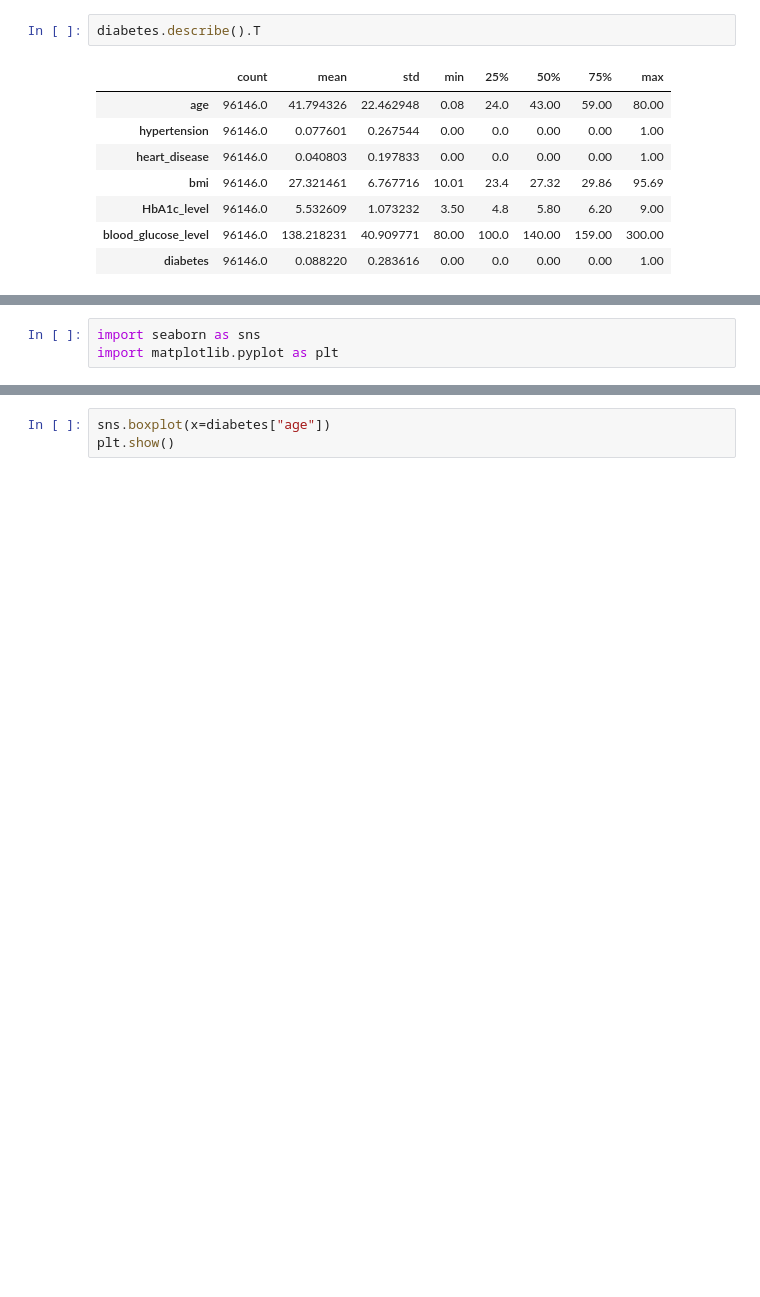
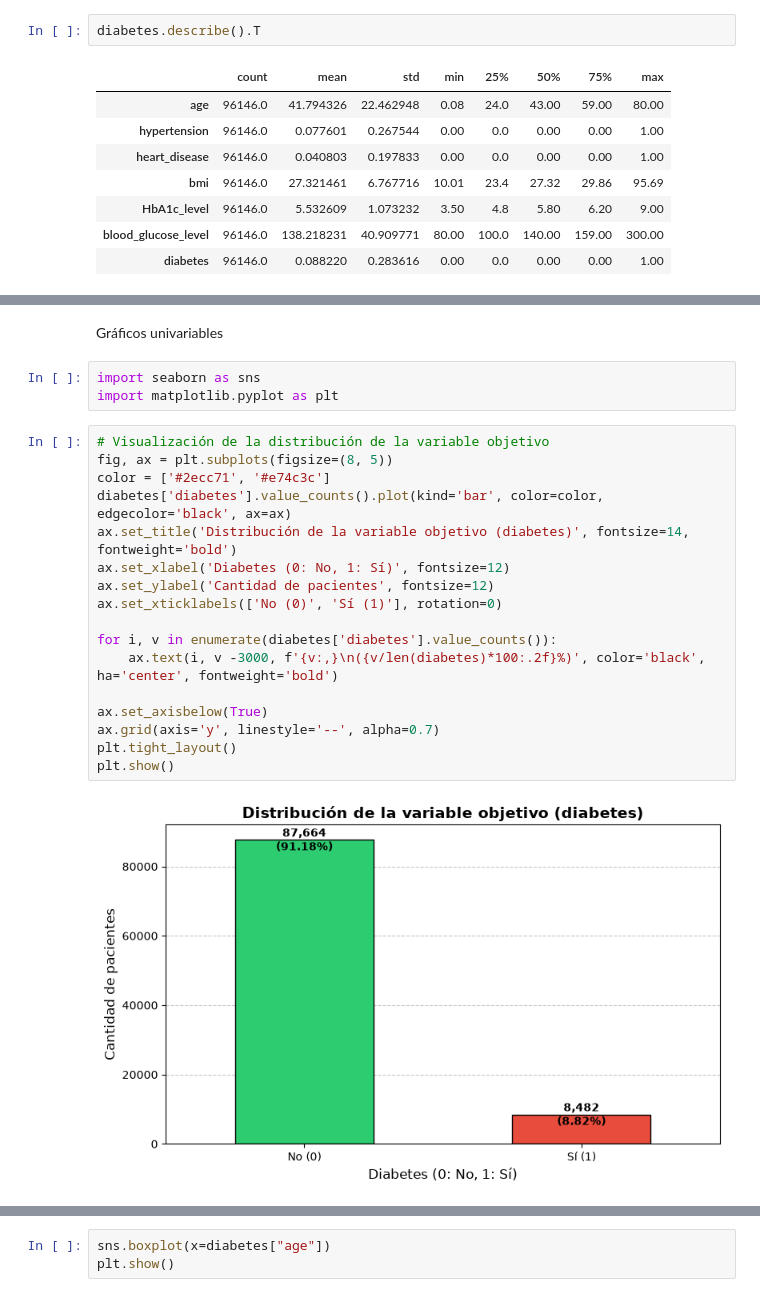
Before and after one commit to JulyAnAr88/mg-datos, a Jupyter notebook: automatizacion-test/proyecto-aprendizaje-automatico.ipynb, the cells around one changed output, grey strips where cells are left out. Drawn from its saved outputs; the diff is of its cells as text; blank space fills up the shorter version.

```diff
--- a/automatizacion-test/proyecto-aprendizaje-automatico.ipynb
+++ b/automatizacion-test/proyecto-aprendizaje-automatico.ipynb
@@ -106,4 +162,25 @@ Gráficos univariables
+# %% [markdown]
+Gráficos univariables
 # %%
 import seaborn as sns
 import matplotlib.pyplot as plt
+# %%
+# Visualización de la distribución de la variable objetivo
+fig, ax = plt.subplots(figsize=(8, 5))
+color = ['#2ecc71', '#e74c3c']
+diabetes['diabetes'].value_counts().plot(kind='bar', color=color, edgecolor='black', ax=ax)
+ax.set_title('Distribución de la variable objetivo (diabetes)', fontsize=14, fontweight='bold')
+ax.set_xlabel('Diabetes (0: No, 1: Sí)', fontsize=12)
+ax.set_ylabel('Cantidad de pacientes', fontsize=12)
+ax.set_xticklabels(['No (0)', 'Sí (1)'], rotation=0)
+
+for i, v in enumerate(diabetes['diabetes'].value_counts()):
+    ax.text(i, v -3000, f'{v:,}\n({v/len(diabetes)*100:.2f}%)', color='black', ha='center', fontweight='bold')
+
+ax.set_axisbelow(True)
+ax.grid(axis='y', linestyle='--', alpha=0.7)
+plt.tight_layout()
+plt.show()
+# %% [output]
+[figure, added]
 # %%
```
Also changed, not shown: parts of 22 cells of this notebook, 1 other file.
